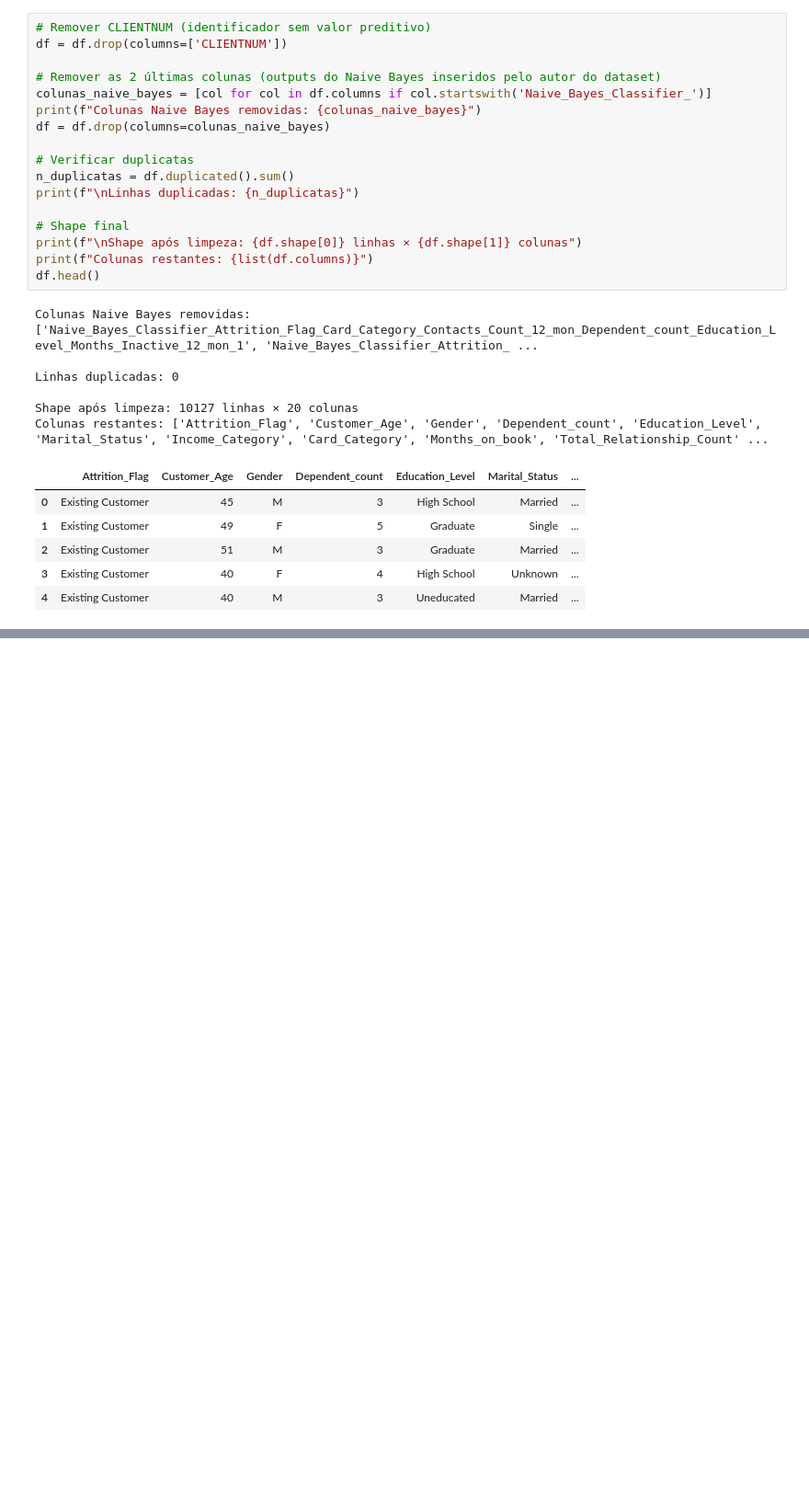
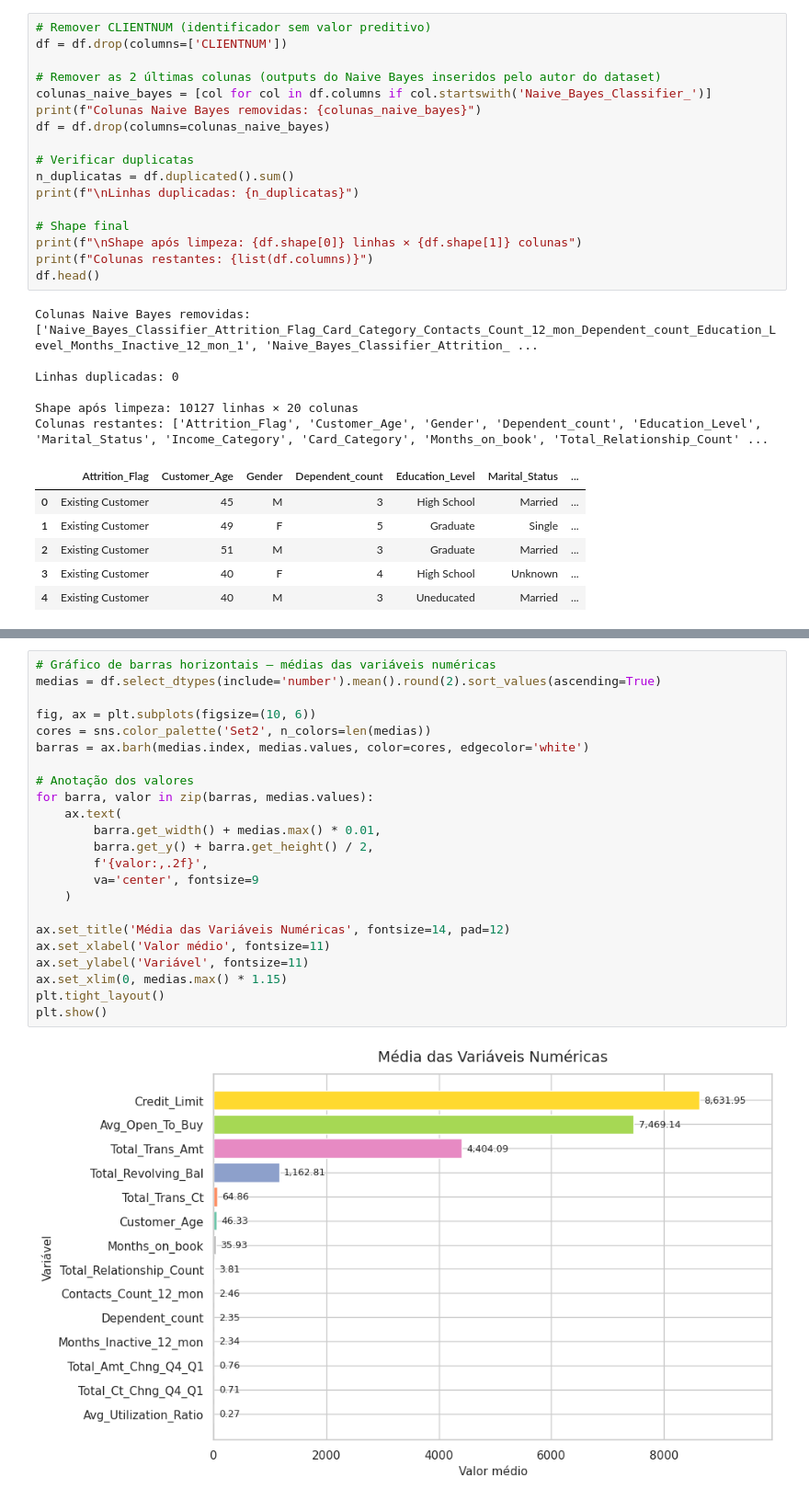
Before and after one commit to diogorblessa/mvp-credit-card-churn, a Jupyter notebook: notebooks/mvp_eda_preprocessing.ipynb, the cells around one changed output, grey strips where cells are left out. Shown at 92% size. Drawn from its saved outputs; the diff is of its cells as text; blank space fills up the shorter version.

```diff
--- a/notebooks/mvp_eda_preprocessing.ipynb
+++ b/notebooks/mvp_eda_preprocessing.ipynb
@@ -194,0 +341,25 @@ Colunas restantes: ['Attrition_Flag', 'Customer_Age', 'Gender', 'Dependent_count
+# %%
+# Gráfico de barras horizontais — médias das variáveis numéricas
+medias = df.select_dtypes(include='number').mean().round(2).sort_values(ascending=True)
+
+fig, ax = plt.subplots(figsize=(10, 6))
+cores = sns.color_palette('Set2', n_colors=len(medias))
+barras = ax.barh(medias.index, medias.values, color=cores, edgecolor='white')
+
+# Anotação dos valores
+for barra, valor in zip(barras, medias.values):
+    ax.text(
+        barra.get_width() + medias.max() * 0.01,
+        barra.get_y() + barra.get_height() / 2,
+        f'{valor:,.2f}',
+        va='center', fontsize=9
+    )
+
+ax.set_title('Média das Variáveis Numéricas', fontsize=14, pad=12)
+ax.set_xlabel('Valor médio', fontsize=11)
+ax.set_ylabel('Variável', fontsize=11)
+ax.set_xlim(0, medias.max() * 1.15)
+plt.tight_layout()
+plt.show()
+# %% [output]
+[figure, added]
```
Also changed, not shown: parts of 14 cells of this notebook.
